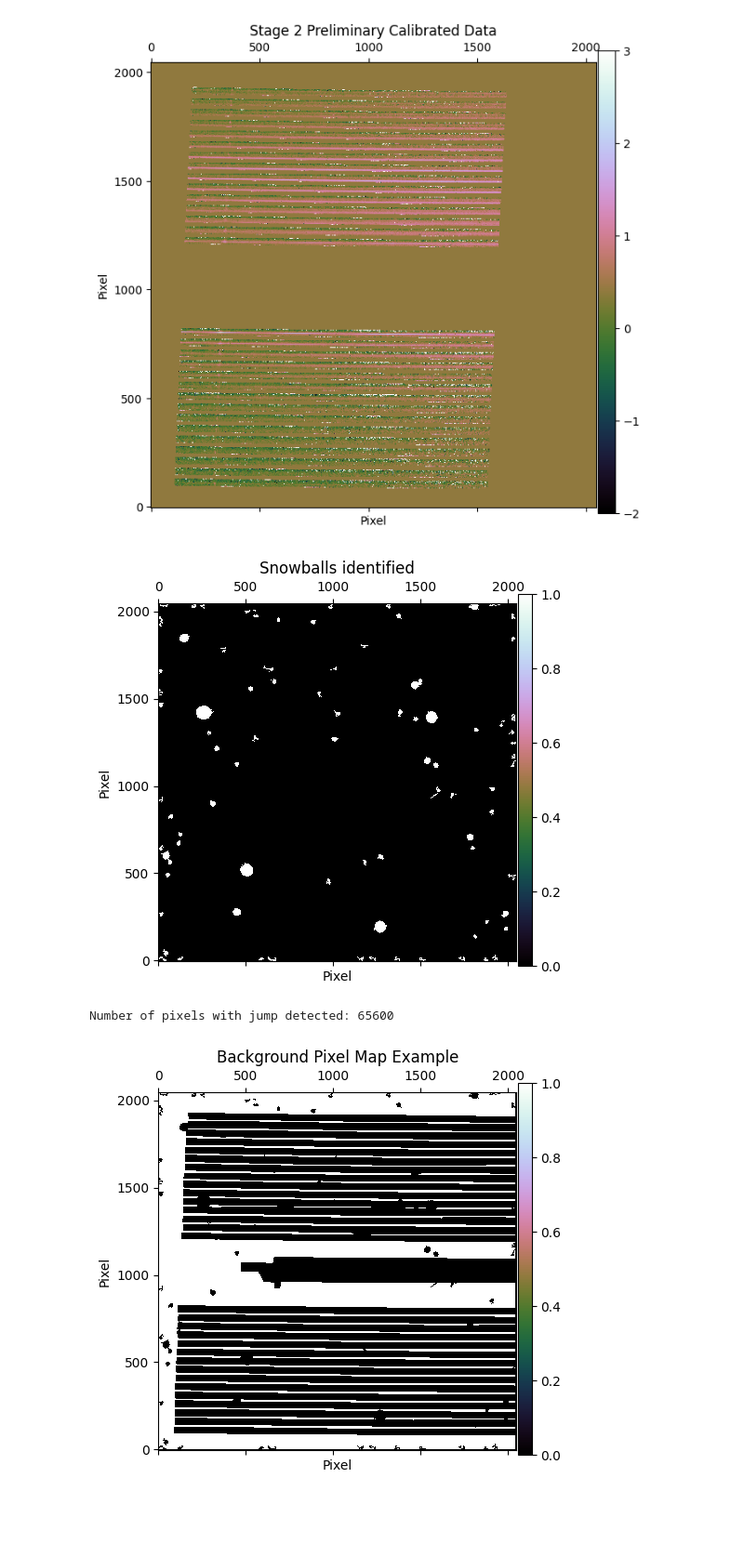
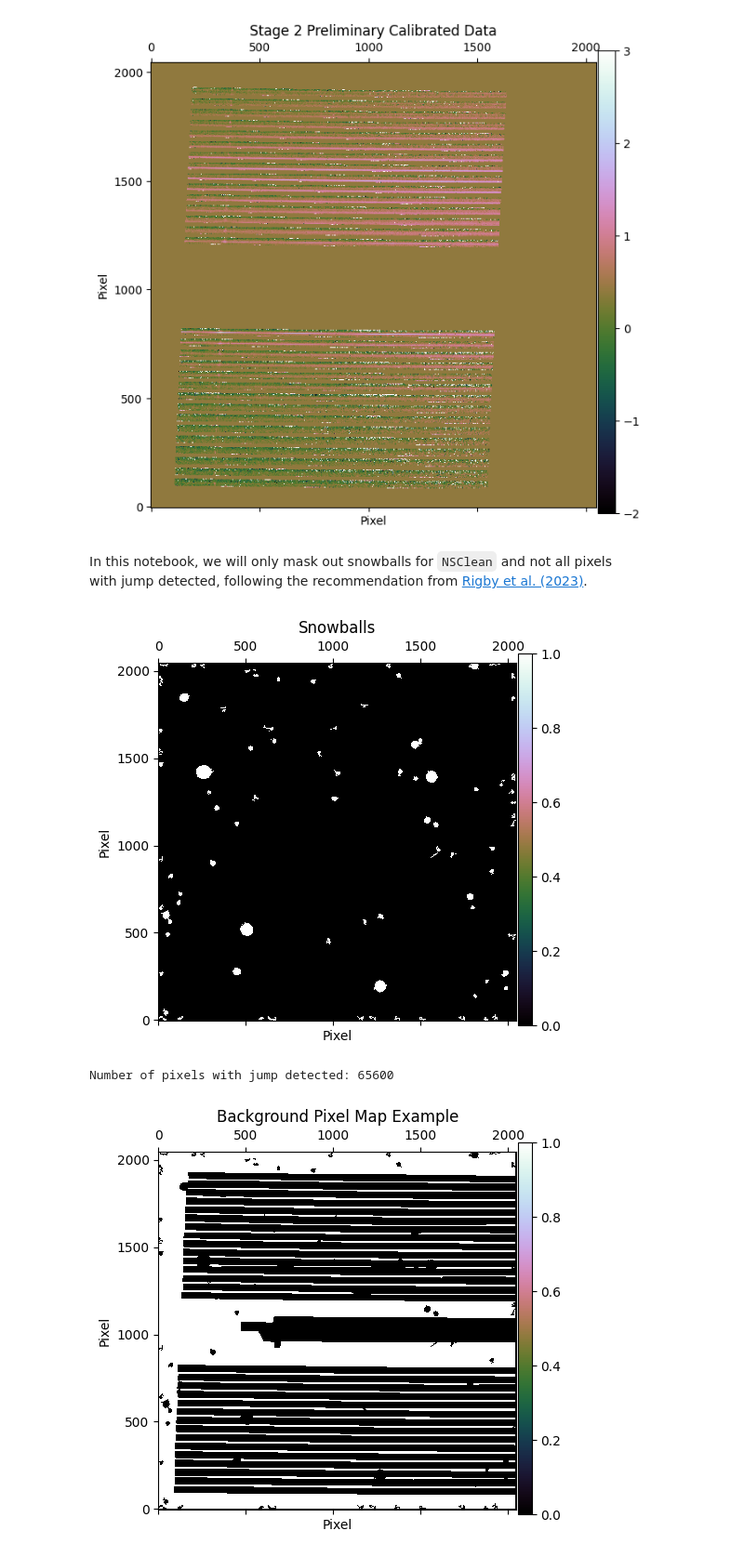
Before and after one commit to ajshajib/RegalJumper, a Jupyter notebook: Run NSClean.ipynb, the cells around one changed output. Shown at 93% size. Drawn from its saved outputs; the diff is of its cells as text; code cells hidden in the pictures; blank space fills up the shorter version.

Commit message:
Add automated detection of snowballs

```diff
--- a/Run NSClean.ipynb
+++ b/Run NSClean.ipynb
@@ -153,40 +153,43 @@ plot_image(
 )
 # %% [output]
 [figure]
+# %% [markdown]
+In this notebook, we will only mask out snowballs for `NSClean` and not all pixels \
+        with jump detected, following the recommendation from [Rigby et al. (2023)](https://arxiv.org/abs/2312.10465).
 # %%
-def get_pixel_map_with_jumps(file, size=350):
+def get_pixel_map_with_snowballs(file, size=350):
     """Get pixel map with jump detected.
 
     :param file: rate file
     :param size: size of the region to be removed
     :return: pixel map with jump detected
     """
     dq_flag = fits.getdata(file, ext=3)
     jump = (dq_flag & 4) == 4
 
     jump = ndimage.binary_fill_holes(jump)
 
     # detect and remove regions smaller than size with astropy
     jump = detect_sources(jump, 0.1, npixels=size).data
     jump[jump > 0] = 1
 
     return jump
 
-jump_detected = get_pixel_map_with_jumps(files[0])
+jump_detected = get_pixel_map_with_snowballs(files[0])
 # plt.imshow(jump_detected, origin='lower', cmap=jump_detected.cmap,
 #            interpolation='nearest')
 #
 # plt.show()
 # print(len(jump_detected.labels))
 
 plot_image(
     jump_detected,
     size=5, limit=False, smooth=False, log=False,
-    title="Snowballs identified"
+    title="Snowballs"
 )
 print(f"Number of pixels with jump detected: {np.sum(jump_detected)}")
 # %% [output]
-[figure, old version]
+[figure, new version]
 Number of pixels with jump detected: 65600
 # %%
 def get_background_pixel_map_with_jumps(pixel_map_with_jumps, dilate_size=0):
```
Also changed, not shown: parts of 1 cell of this notebook.
